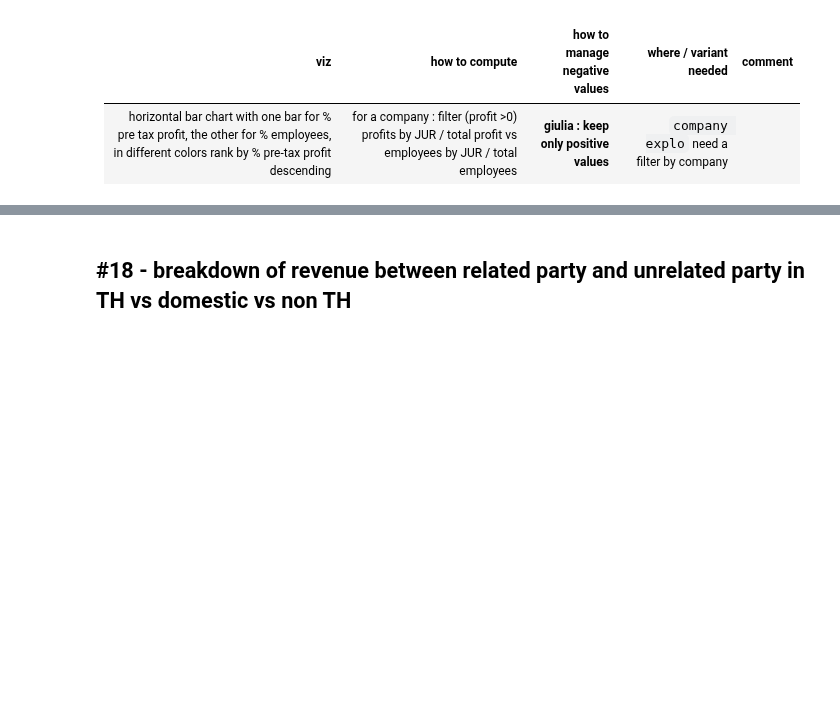
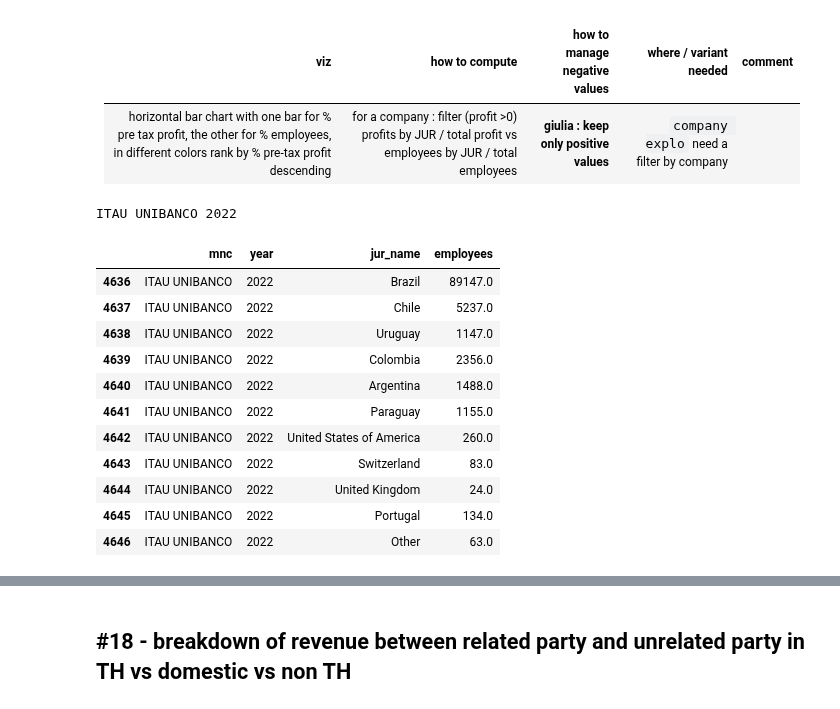
Before and after one commit to anquetos/data4good-taxobservatory-dataviz, a Jupyter notebook: taxobservatory-dataviz.ipynb, the cells around one changed output, grey strips where cells are left out. Drawn from its saved outputs; the diff is of its cells as text; code cells hidden in the pictures; blank space fills up the shorter version.

```diff
--- a/taxobservatory-dataviz.ipynb
+++ b/taxobservatory-dataviz.ipynb
@@ -289,6 +382,25 @@ def compute_pretax_profit_and_employees_rank(
     data = df.to_dict()
 
     return data
+# %%
+print(company, year)
+# %% [output]
+ITAU UNIBANCO 2022
+# %%
+df.loc[(df['mnc'] == company) & (df['year'] == year), ['mnc', 'year', 'jur_name', 'employees']]
+# %% [output]
+|  | mnc | year | jur_name | employees |
+| 4636 | ITAU UNIBANCO | 2022 | Brazil | 89147.0 |
+| 4637 | ITAU UNIBANCO | 2022 | Chile | 5237.0 |
+| 4638 | ITAU UNIBANCO | 2022 | Uruguay | 1147.0 |
+| 4639 | ITAU UNIBANCO | 2022 | Colombia | 2356.0 |
+| 4640 | ITAU UNIBANCO | 2022 | Argentina | 1488.0 |
+| 4641 | ITAU UNIBANCO | 2022 | Paraguay | 1155.0 |
+| 4642 | ITAU UNIBANCO | 2022 | United States of America | 260.0 |
+| 4643 | ITAU UNIBANCO | 2022 | Switzerland | 83.0 |
+| 4644 | ITAU UNIBANCO | 2022 | United Kingdom | 24.0 |
+| 4645 | ITAU UNIBANCO | 2022 | Portugal | 134.0 |
+| 4646 | ITAU UNIBANCO | 2022 | Other | 63.0 |
 # %%
 pd.DataFrame(compute_pretax_profit_and_employees_rank())
 # %% [output]
```
Also changed, not shown: parts of 15 cells of this notebook.
